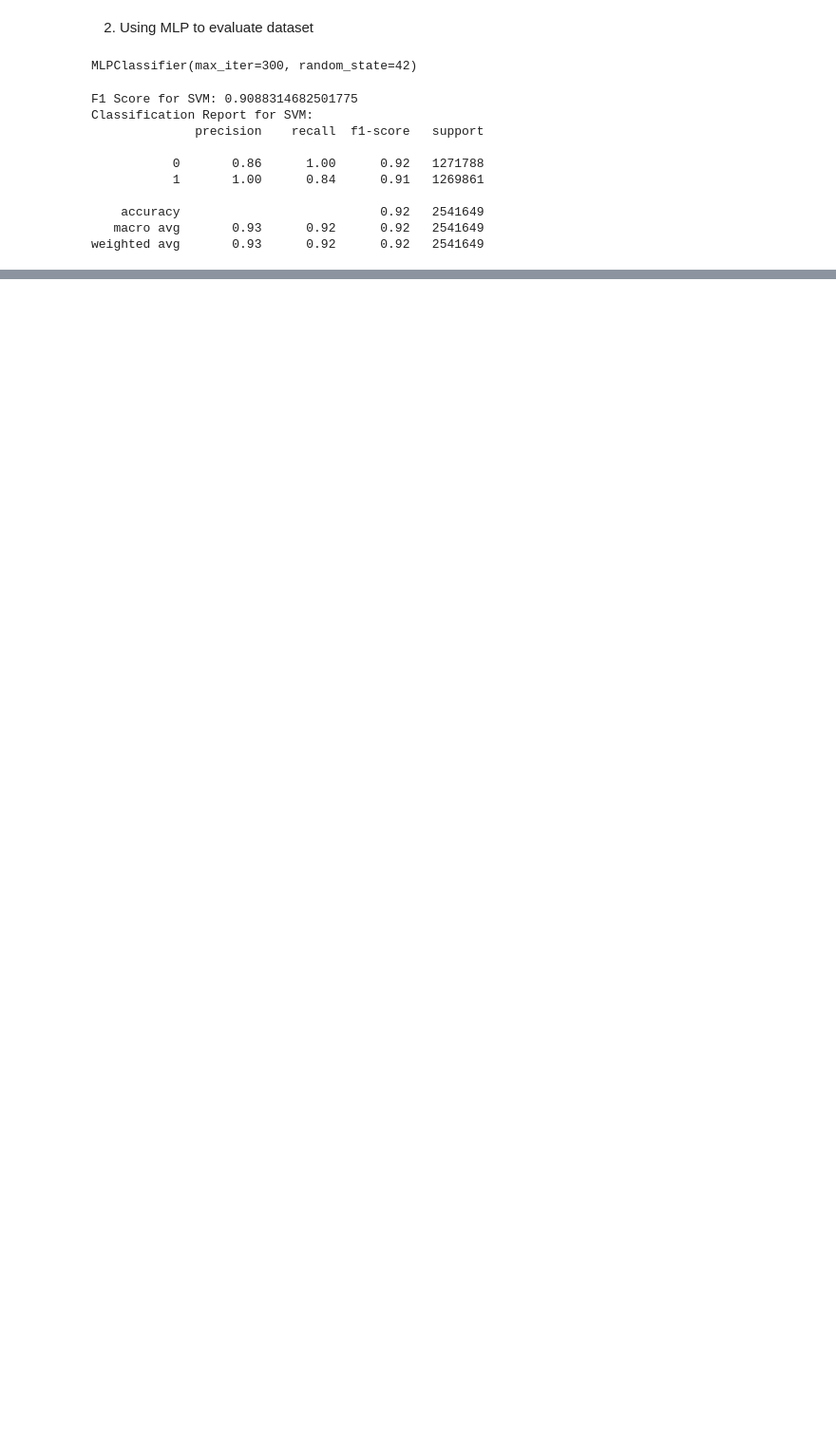
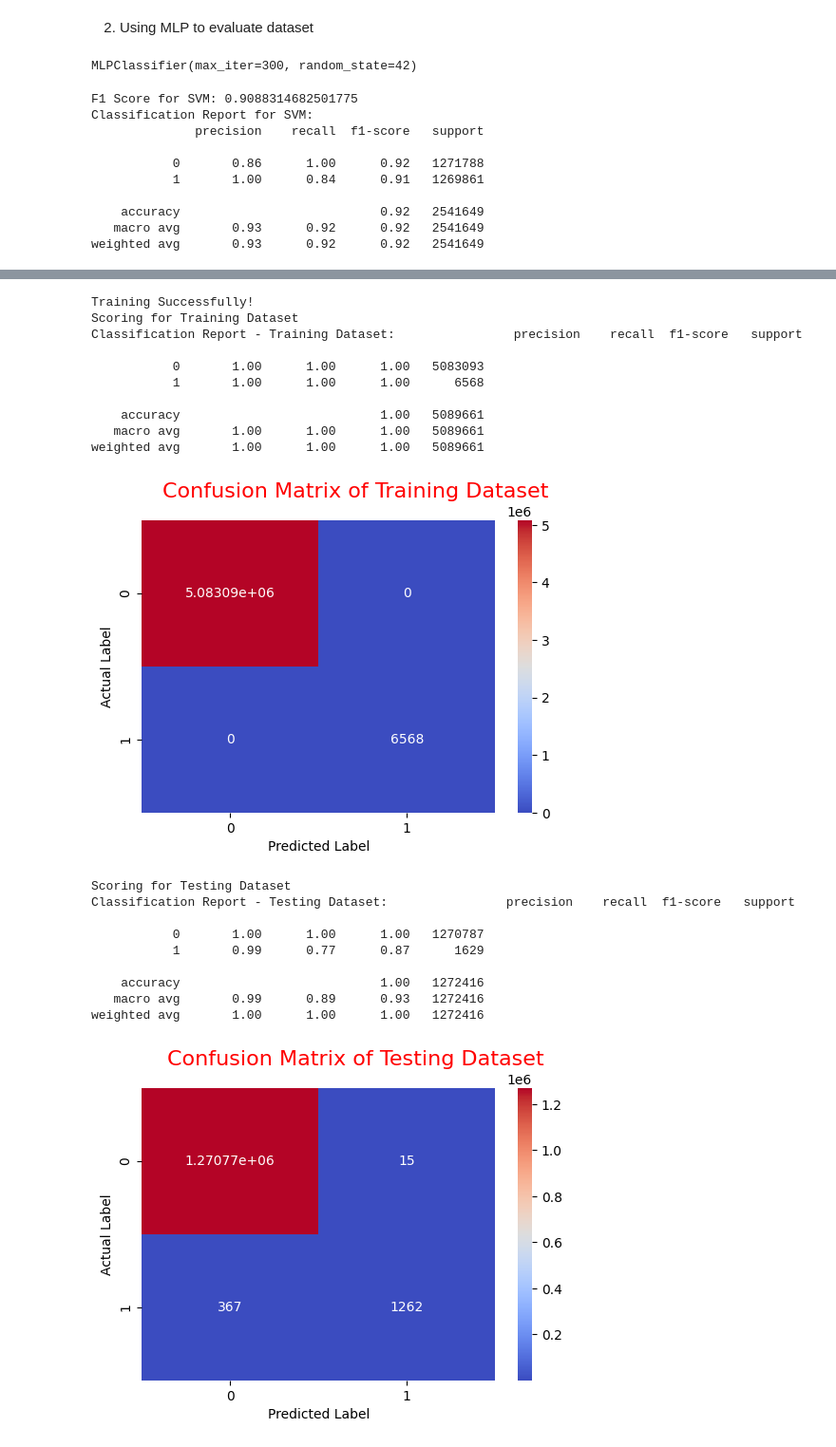
Before and after one commit to HuanKhoa/Card-Fraud-Detection, a Jupyter notebook: main.ipynb, the cells around one changed output, grey strips where cells are left out. Shown at 95% size. Cells and saved outputs as stored; diff of their text form; code cells hidden in the pictures; blank space fills up the shorter version.

```diff
--- a/main.ipynb
+++ b/main.ipynb
@@ -709,0 +604,37 @@ weighted avg       0.93      0.92      0.92   2541649
+# %%
+def RandomF_data(X, y):
+
+    X_train_RF, X_test_RF, y_train_RF, y_test_RF = train_test_split(X, y, test_size=0.2, random_state=42)
+
+    # Khởi tạo mô hình và huấn luyện
+    ROS_Model = RandomForestClassifier(random_state=42)
+    ROS_Model.fit(X_train_RF, y_train_RF)
+
+    print("Training Successfully!")
+
+    # Printing F1 Score for Training Data
+
+    print("Scoring for Training Dataset")
+    yT_predict = ROS_Model.predict(X_train_RF)
+    print("Classification Report - Training Dataset: ", classification_report(y_train_RF, yT_predict))
+
+    cf_matrix_train = confusion_matrix(y_train_RF, yT_predict)
+    fig, ax = plt.subplots(figsize=(6, 4))
+    sns.heatmap(cf_matrix_train, annot=True, cmap='coolwarm', fmt='g')
+    fig.suptitle("Confusion Matrix of Training Dataset", color="red", fontsize=16)
+    ax.set(xlabel="Predicted Label", ylabel="Actual Label")
+    plt.show()
+
+
+    # Printing F1 Score for Training Data
+
+    print("Scoring for Testing Dataset")
+    yTe_predict = ROS_Model.predict(X_test_RF)
+    print("Classification Report - Testing Dataset: ", classification_report(y_test_RF, yTe_predict))
+
+    cf_matrix_train = confusion_matrix(y_test_RF, yTe_predict)
+    fig, ax = plt.subplots(figsize=(6, 4))
+    sns.heatmap(cf_matrix_train, annot=True, cmap='coolwarm', fmt='g')
+    fig.suptitle("Confusion Matrix of Testing Dataset", color="red", fontsize=16)
+    ax.set(xlabel="Predicted Label", ylabel="Actual Label")
+    plt.show()
@@ -709,0 +643,24 @@ weighted avg       0.93      0.92      0.92   2541649
+# %%
+RandomF_data(X, y)
+# %% [output]
+Training Successfully!
+Scoring for Training Dataset
+Classification Report - Training Dataset:                precision    recall  f1-score   support
+
+           0       1.00      1.00      1.00   5083093
+           1       1.00      1.00      1.00      6568
+
+    accuracy                           1.00   5089661
+   macro avg       1.00      1.00      1.00   5089661
+weighted avg       1.00      1.00      1.00   5089661
+[figure, added]
+Scoring for Testing Dataset
+Classification Report - Testing Dataset:                precision    recall  f1-score   support
+
+           0       1.00      1.00      1.00   1270787
+           1       0.99      0.77      0.87      1629
+
+    accuracy                           1.00   1272416
+   macro avg       0.99      0.89      0.93   1272416
+weighted avg       1.00      1.00      1.00   1272416
+[figure, added]
```
Also changed, not shown: parts of 65 cells of this notebook.
